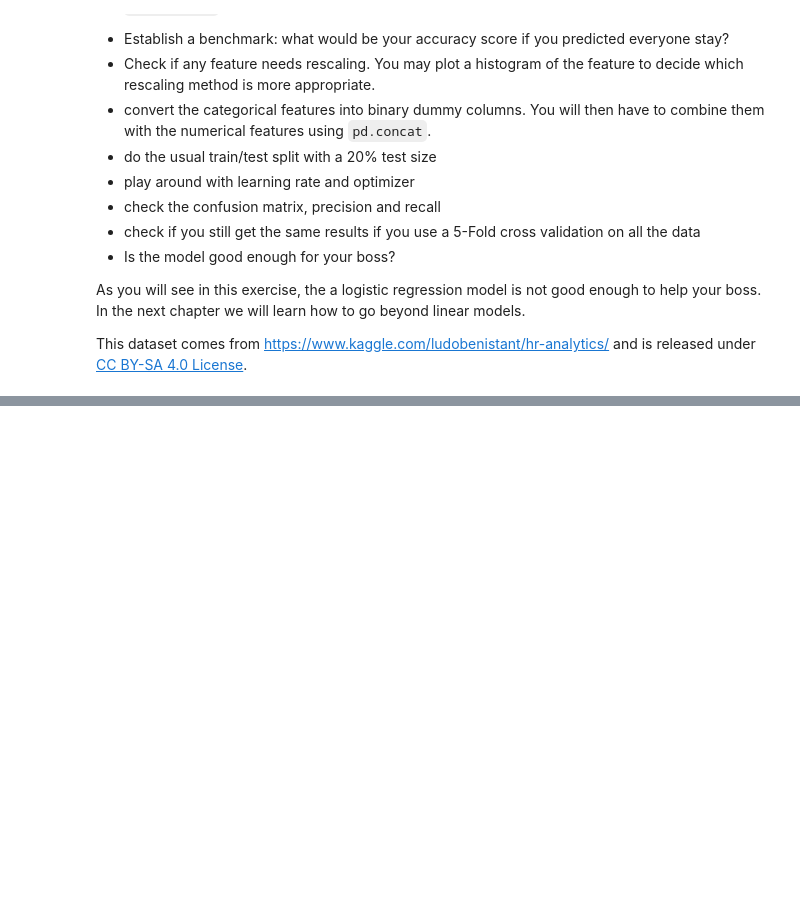
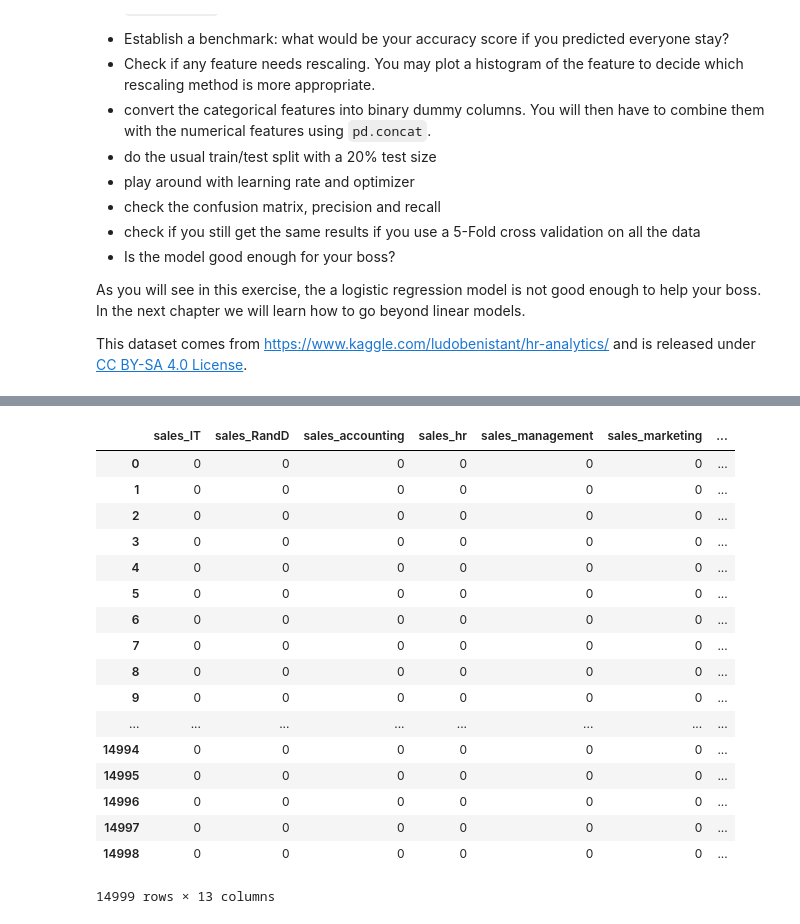
Before and after one commit to tetsu/zero-deep-learning, a Jupyter notebook: course/3 Machine Learning.ipynb, the cells around one changed output, grey strips where cells are left out. Drawn from its saved outputs; the diff is of its cells as text; code cells hidden in the pictures; blank space fills up the shorter version.

```diff
--- a/course/3 Machine Learning.ipynb
+++ b/course/3 Machine Learning.ipynb
@@ -695,0 +801,22 @@ This dataset comes from https://www.kaggle.com/ludobenistant/hr-analytics/ and i
+# %%
+df2_dummies = pd.get_dummies(df2[['sales', 'salary']])
+df2_dummies.head()
+# %% [output]
+|  | sales_IT | sales_RandD | sales_accounting | sales_hr | sales_management | sales_marketing | ... |
+| 0 | 0 | 0 | 0 | 0 | 0 | 0 | ... |
+| 1 | 0 | 0 | 0 | 0 | 0 | 0 | ... |
+| 2 | 0 | 0 | 0 | 0 | 0 | 0 | ... |
+| 3 | 0 | 0 | 0 | 0 | 0 | 0 | ... |
+| 4 | 0 | 0 | 0 | 0 | 0 | 0 | ... |
+| 5 | 0 | 0 | 0 | 0 | 0 | 0 | ... |
+| 6 | 0 | 0 | 0 | 0 | 0 | 0 | ... |
+| 7 | 0 | 0 | 0 | 0 | 0 | 0 | ... |
+| 8 | 0 | 0 | 0 | 0 | 0 | 0 | ... |
+| 9 | 0 | 0 | 0 | 0 | 0 | 0 | ... |
+| ... | ... | ... | ... | ... | ... | ... | ... |
+| 14994 | 0 | 0 | 0 | 0 | 0 | 0 | ... |
+| 14995 | 0 | 0 | 0 | 0 | 0 | 0 | ... |
+| 14996 | 0 | 0 | 0 | 0 | 0 | 0 | ... |
+| 14997 | 0 | 0 | 0 | 0 | 0 | 0 | ... |
+| 14998 | 0 | 0 | 0 | 0 | 0 | 0 | ... |
+14999 rows × 13 columns
```
Also changed, not shown: parts of 49 cells of this notebook.
